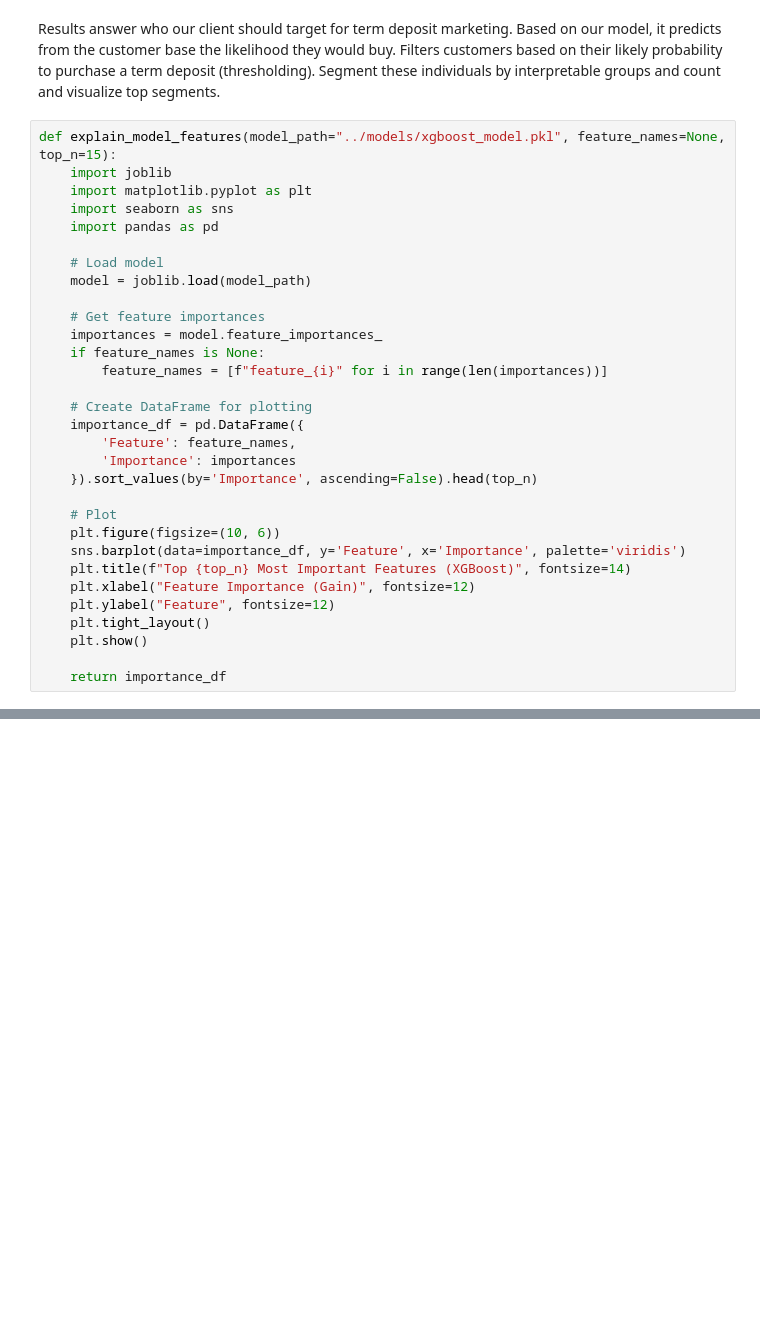
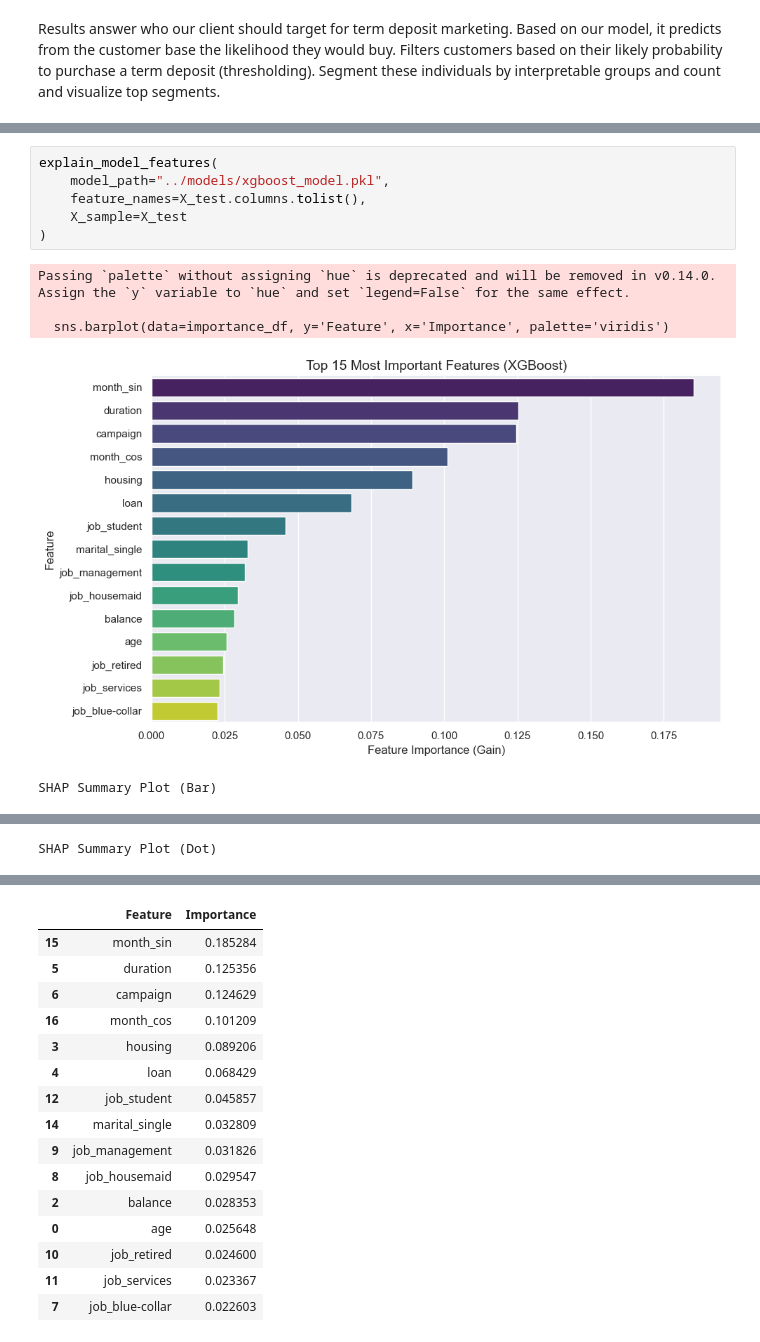
Before and after one commit to Sooihk/Apziva-Project-Term-Deposit-Marketing, a Jupyter notebook: notebooks/term_deposit_marketing.ipynb, the cells around one changed output, grey strips where cells are left out. Drawn from its saved outputs; the diff is of its cells as text; blank space fills up the shorter version.

```diff
--- a/notebooks/term_deposit_marketing.ipynb
+++ b/notebooks/term_deposit_marketing.ipynb
@@ -1484,34 +1484,3 @@ print(demographic_X.head(20))
 64   blue-collar        single          1     18–30           low     17
 # %% [markdown]
 Results answer who our client should target for term deposit marketing. Based on our model, it predicts from the customer base the likelihood they would buy. Filters customers based on their likely probability to purchase a term deposit (thresholding). Segment these individuals by interpretable groups and count and visualize top segments.
-# %%
-def explain_model_features(model_path="../models/xgboost_model.pkl", feature_names=None, top_n=15):
-    import joblib
-    import matplotlib.pyplot as plt
-    import seaborn as sns
-    import pandas as pd
-
-    # Load model
-    model = joblib.load(model_path)
-
-    # Get feature importances
-    importances = model.feature_importances_
-    if feature_names is None:
-        feature_names = [f"feature_{i}" for i in range(len(importances))]
-
-    # Create DataFrame for plotting
-    importance_df = pd.DataFrame({
-        'Feature': feature_names,
-        'Importance': importances
-    }).sort_values(by='Importance', ascending=False).head(top_n)
-
-    # Plot
-    plt.figure(figsize=(10, 6))
-    sns.barplot(data=importance_df, y='Feature', x='Importance', palette='viridis')
-    plt.title(f"Top {top_n} Most Important Features (XGBoost)", fontsize=14)
-    plt.xlabel("Feature Importance (Gain)", fontsize=12)
-    plt.ylabel("Feature", fontsize=12)
-    plt.tight_layout()
-    plt.show()
-
-    return importance_df
@@ -1517,0 +1533,12 @@ def explain_model_features(model_path="../models/xgboost_model.pkl", feature_nam
+# %%
+explain_model_features(
+    model_path="../models/xgboost_model.pkl",
+    feature_names=X_test.columns.tolist(),
+    X_sample=X_test
+)
+# %% [output]
+Passing `palette` without assigning `hue` is deprecated and will be removed in v0.14.0. Assign the `y` variable to `hue` and set `legend=False` for the same effect.
+
+  sns.barplot(data=importance_df, y='Feature', x='Importance', palette='viridis')
+[figure, added]
+SHAP Summary Plot (Bar)
@@ -1517,0 +1546 @@ def explain_model_features(model_path="../models/xgboost_model.pkl", feature_nam
+SHAP Summary Plot (Dot)
@@ -1517,0 +1548,16 @@ def explain_model_features(model_path="../models/xgboost_model.pkl", feature_nam
+|  | Feature | Importance |
+| 15 | month_sin | 0.185284 |
+| 5 | duration | 0.125356 |
+| 6 | campaign | 0.124629 |
+| 16 | month_cos | 0.101209 |
+| 3 | housing | 0.089206 |
+| 4 | loan | 0.068429 |
+| 12 | job_student | 0.045857 |
+| 14 | marital_single | 0.032809 |
+| 9 | job_management | 0.031826 |
+| 8 | job_housemaid | 0.029547 |
+| 2 | balance | 0.028353 |
+| 0 | age | 0.025648 |
+| 10 | job_retired | 0.024600 |
+| 11 | job_services | 0.023367 |
+| 7 | job_blue-collar | 0.022603 |
```
Also changed, not shown: parts of 8 cells of this notebook, 2 other files.
